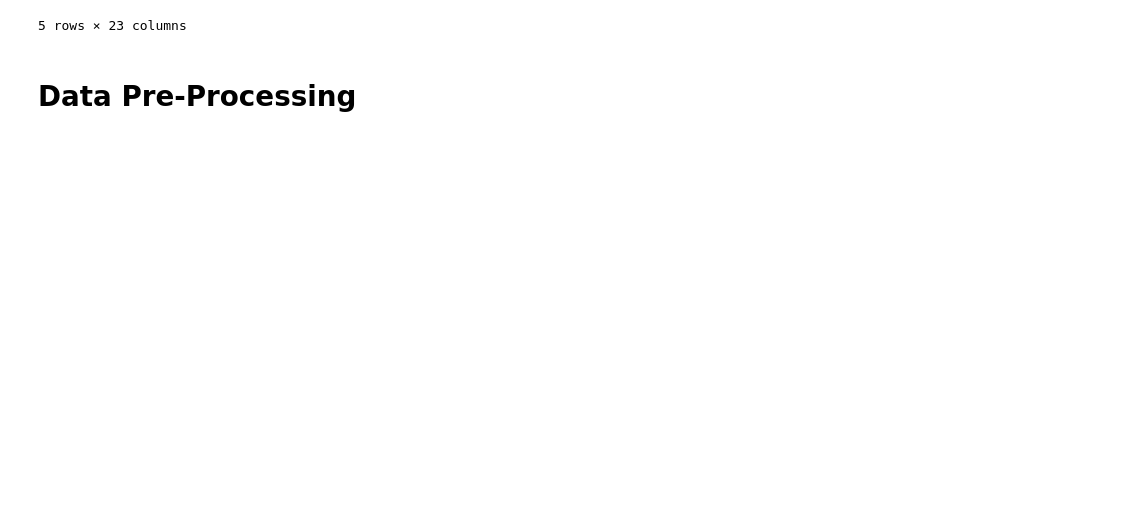
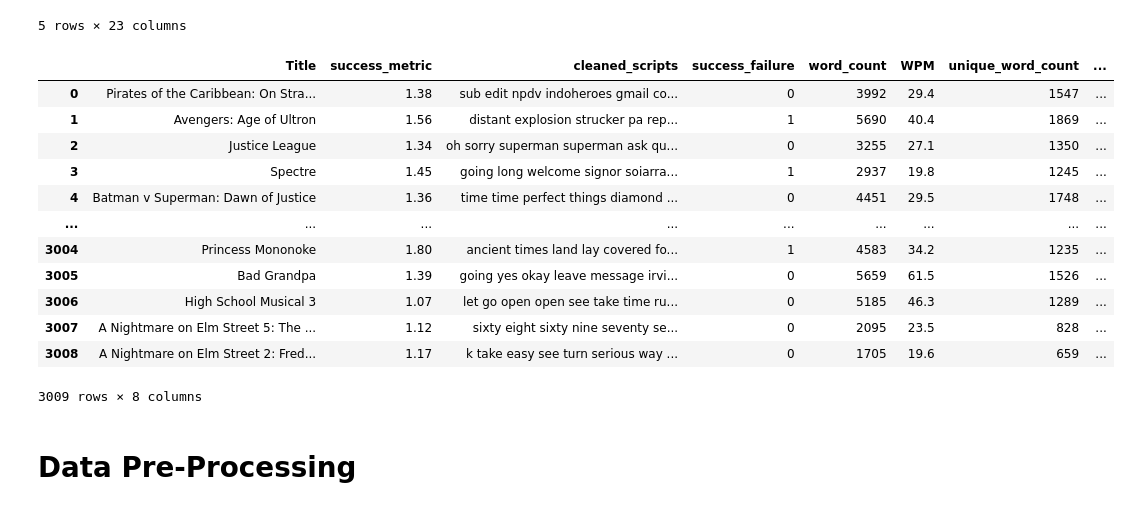
Before and after one commit to will4865/FlatironCapstoneProject, a Jupyter notebook: 5_modeling.ipynb, the cells around one changed output. Cells and saved outputs as stored; diff of their text form; code cells hidden in the pictures; blank space fills up the shorter version.

```diff
--- a/5_modeling.ipynb
+++ b/5_modeling.ipynb
@@ -29,6 +29,22 @@ modeling_df.head()
 | 3 | Spectre | 2015 | 300000000 | 200074175 | 879620923 | 579620923 | 1.93 | Where are you going? I won't be l... | ... |
 | 4 | Batman v Superman: Dawn of Justice | 2016 | 263000000 | 330360194 | 872395091 | 609395091 | 2.32 | There was a time above. A time be... | ... |
 5 rows × 23 columns
+# %%
+modeling_df[['Title', 'success_metric', 'cleaned_scripts', 'success_failure', 'word_count', 'WPM', 'unique_word_count', 'total_vocab_diversity']]
+# %% [output]
+|  | Title | success_metric | cleaned_scripts | success_failure | word_count | WPM | unique_word_count | ... |
+| 0 | Pirates of the Caribbean: On Stra... | 1.38 | sub edit npdv indoheroes gmail co... | 0 | 3992 | 29.4 | 1547 | ... |
+| 1 | Avengers: Age of Ultron | 1.56 | distant explosion strucker pa rep... | 1 | 5690 | 40.4 | 1869 | ... |
+| 2 | Justice League | 1.34 | oh sorry superman superman ask qu... | 0 | 3255 | 27.1 | 1350 | ... |
+| 3 | Spectre | 1.45 | going long welcome signor soiarra... | 1 | 2937 | 19.8 | 1245 | ... |
+| 4 | Batman v Superman: Dawn of Justice | 1.36 | time time perfect things diamond ... | 0 | 4451 | 29.5 | 1748 | ... |
+| ... | ... | ... | ... | ... | ... | ... | ... | ... |
+| 3004 | Princess Mononoke | 1.80 | ancient times land lay covered fo... | 1 | 4583 | 34.2 | 1235 | ... |
+| 3005 | Bad Grandpa | 1.39 | going yes okay leave message irvi... | 0 | 5659 | 61.5 | 1526 | ... |
+| 3006 | High School Musical 3 | 1.07 | let go open open see take time ru... | 0 | 5185 | 46.3 | 1289 | ... |
+| 3007 | A Nightmare on Elm Street 5: The ... | 1.12 | sixty eight sixty nine seventy se... | 0 | 2095 | 23.5 | 828 | ... |
+| 3008 | A Nightmare on Elm Street 2: Fred... | 1.17 | k take easy see turn serious way ... | 0 | 1705 | 19.6 | 659 | ... |
+3009 rows × 8 columns
 # %%
 #modeling_df.to_csv('/Users/will4856/Desktop/script_model/modeling_df.csv')
 # %% [markdown]
```
Also changed, not shown: 2 other files.
